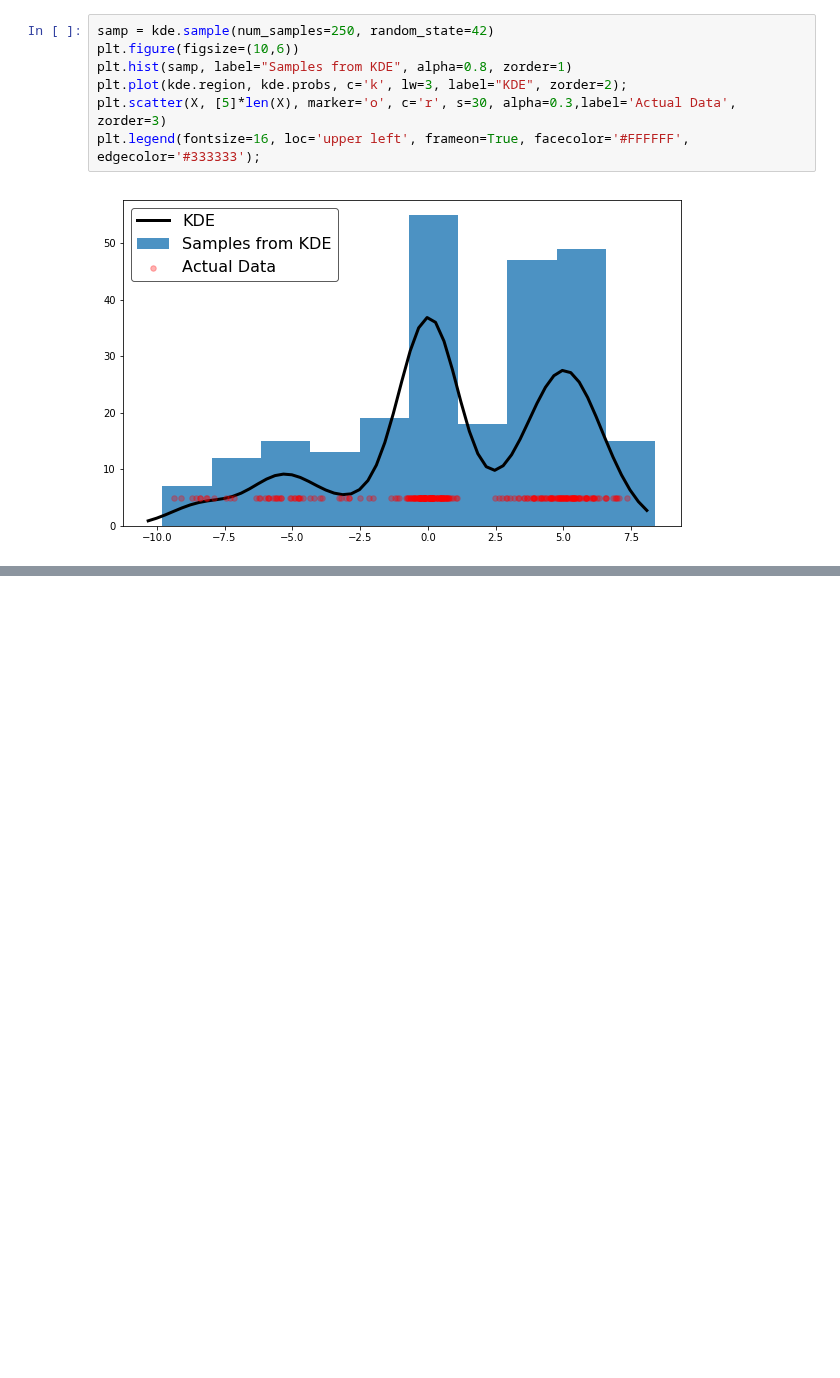
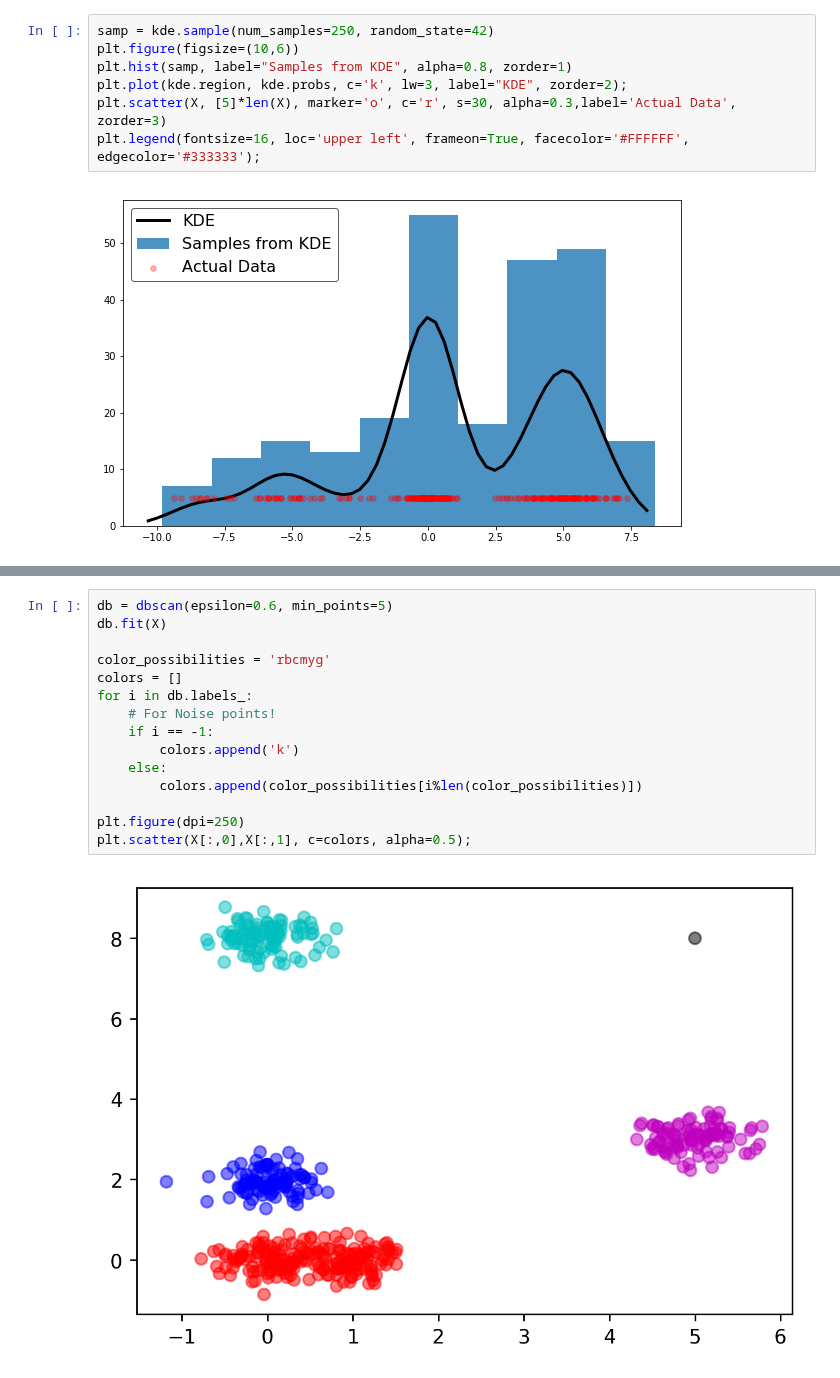
Before and after one commit to ZWMiller/machine_learning_from_scratch, a Jupyter notebook: example_use.ipynb, the cells around one changed output, grey strips where cells are left out. Saved outputs shown, nothing was run; the diff lists cells and outputs as text; blank space fills up the shorter version.

```diff
--- a/example_use.ipynb
+++ b/example_use.ipynb
@@ -70,0 +104,17 @@ plt.legend(fontsize=16, loc='upper left', frameon=True, facecolor='#FFFFFF', edg
+# %%
+db = dbscan(epsilon=0.6, min_points=5)
+db.fit(X)
+
+color_possibilities = 'rbcmyg'
+colors = []
+for i in db.labels_:
+    # For Noise points!
+    if i == -1:
+        colors.append('k')
+    else:
+        colors.append(color_possibilities[i%len(color_possibilities)])
+
+plt.figure(dpi=250)
+plt.scatter(X[:,0],X[:,1], c=colors, alpha=0.5);
+# %% [output]
+[figure, added]
```
Also changed, not shown: parts of 5 cells of this notebook, 2 other files.
